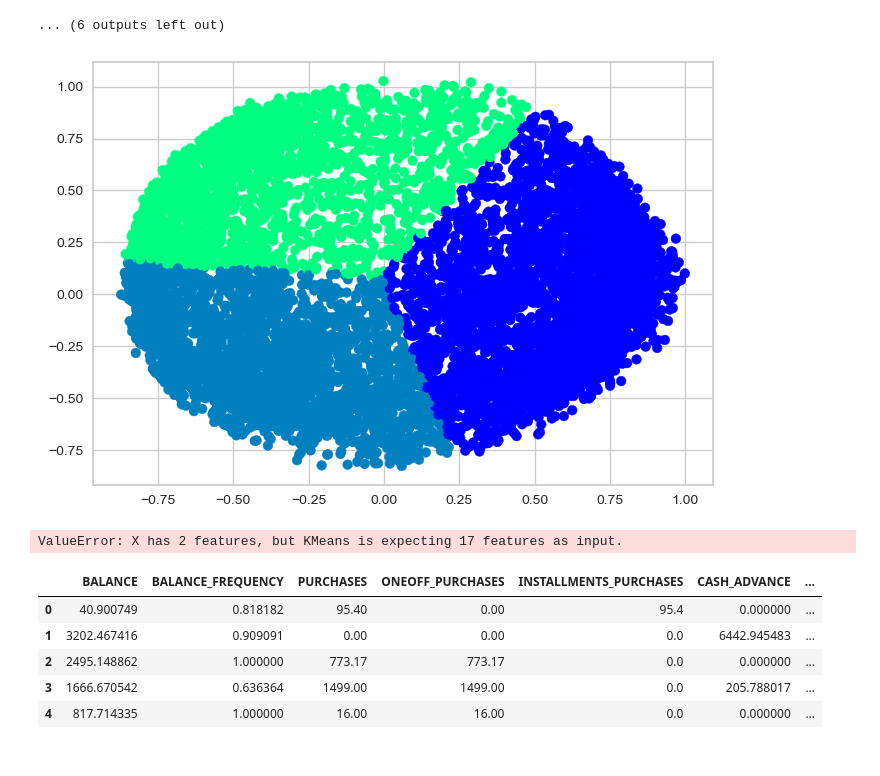
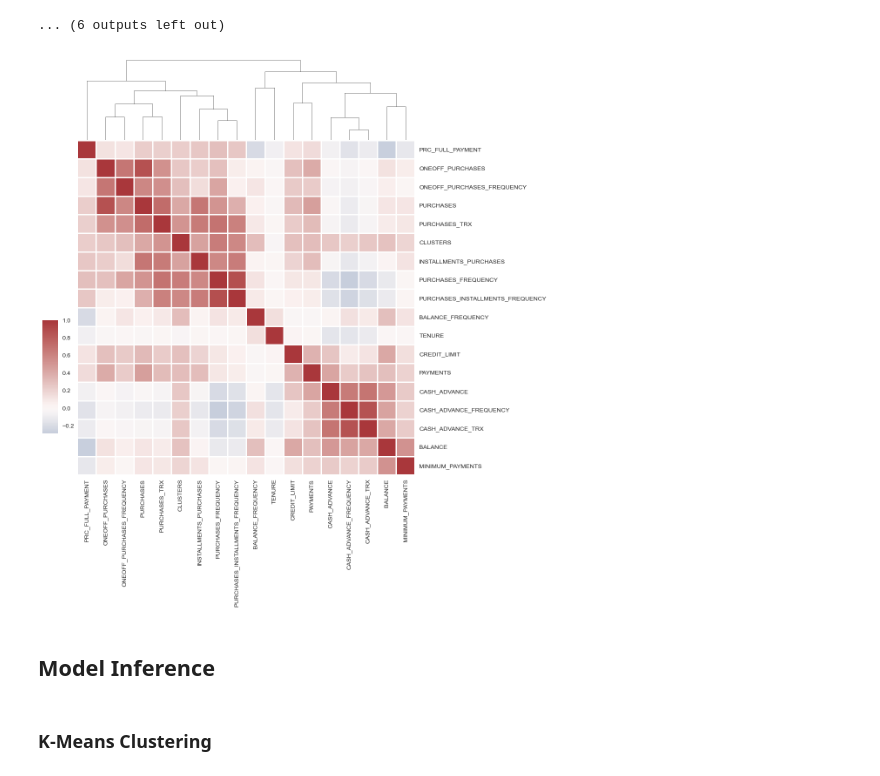
Before and after one commit to qarisp/H8_PYTN-KS08-019, a Jupyter notebook: FinalProject/FinalProject4/Notebook/PYTN_KampusMerdek_fp4_Qaris Ardian Pratama.ipynb, the cells around one changed output. Cells and saved outputs as stored; diff of their text form; code cells hidden in the pictures.

```diff
--- a/FinalProject/FinalProject4/Notebook/PYTN_KampusMerdek_fp4_Qaris Ardian Pratama.ipynb
+++ b/FinalProject/FinalProject4/Notebook/PYTN_KampusMerdek_fp4_Qaris Ardian Pratama.ipynb
@@ -394,7 +392,7 @@ plt.show()
 # %% [markdown]
 ### Hierarchical Clustering
 # %%
-data_scaled = normalize(df_copy)
+data_scaled = df_copy.copy()
 data_scaled = pd.DataFrame(data_scaled, columns=df_copy.columns)
 data_scaled.head()
 # %% [output]
@@ -457,49 +455,3 @@ for c in hier_df:
 [figure]
 [figure]
 ... (6 outputs left out)
-# %%
-# Visualizing the clustering
-plt.scatter(X_principal['P1'], X_principal['P2'],
-           c = KMeans(n_clusters = 3).fit_predict(X_principal), cmap =plt.cm.winter)
-plt.show()
-# %% [output]
-[figure, removed]
-# %%
-# Step size of the mesh. Decrease to increase the quality of the VQ.
-h = .01     # point in the mesh [x_min, x_max]x[y_min, y_max].
-
-# Plot the decision boundary. For that, we will assign a color to each
-x_min, x_max = X_principal['P1'].min() - 1, X_principal['P1'].max() + 1
-y_min, y_max = X_principal['P2'].min() - 1, X_principal['P2'].max() + 1
-xx, yy = np.meshgrid(np.arange(x_min, x_max, h), np.arange(y_min, y_max, h))
-# Obtain labels for each point in mesh. Use last trained model.
-
-# https://www.quora.com/Can-anybody-elaborate-the-use-of-c_-in-numpy
-# https://www.geeksforgeeks.org/differences-flatten-ravel-numpy/
-# Z = kmeans.predict(np.c_[xx.ravel(), yy.ravel()])
-
-Z = kmeans.predict(np.array(list(zip(xx.ravel(), yy.ravel()))))
-
-# Put the result into a color plot
-Z = Z.reshape(xx.shape)
-plt.figure(1)
-# https://stackoverflow.com/questions/16661790/difference-between-plt-close-and-plt-clf
-plt.clf()
-plt.imshow(Z, interpolation='nearest',
-           extent=(xx.min(), xx.max(), yy.min(), yy.max()),
-           cmap=plt.cm.winter,
-           aspect='auto', origin='lower')
-
-plt.plot(X_principal['P1'], X_principal['P2'], 'k.', markersize=2)
-# Plot the centroids as a white X
-centroids = kmeans.cluster_centers_
-plt.scatter(centroids[:, 0], centroids[:, 1],
-            marker='o', s=10, linewidths=3,
-            color='w', zorder=10)
-plt.title('K-means clustering on the credit card fraud dataset (PCA-reduced data)\n'
-          'Centroids are marked with white circle')
-plt.xlim(x_min, x_max)
-plt.ylim(y_min, y_max)
-plt.show()
-# %% [output]
-ValueError: X has 2 features, but KMeans is expecting 17 features as input.
@@ -510,11 +458,15 @@ y_pred = km.predict(df_clean)
-# %%
-clus_df = pd.DataFrame(df_clean,columns = df_clean.columns)
-clus_df['CLUSTERS'] = y_pred
-clus_df.head()
-# %% [output]
-|  | BALANCE | BALANCE_FREQUENCY | PURCHASES | ONEOFF_PURCHASES | INSTALLMENTS_PURCHASES | CASH_ADVANCE | ... |
-| 0 | 40.900749 | 0.818182 | 95.40 | 0.00 | 95.4 | 0.000000 | ... |
-| 1 | 3202.467416 | 0.909091 | 0.00 | 0.00 | 0.0 | 6442.945483 | ... |
-| 2 | 2495.148862 | 1.000000 | 773.17 | 773.17 | 0.0 | 0.000000 | ... |
-| 3 | 1666.670542 | 0.636364 | 1499.00 | 1499.00 | 0.0 | 205.788017 | ... |
-| 4 | 817.714335 | 1.000000 | 16.00 | 16.00 | 0.0 | 0.000000 | ... |
+# %%
+# Full Plot
+g = sns.clustermap(hier_df.corr(), center=0, cmap="vlag",
+                   dendrogram_ratio=(.1, .2),
+                   cbar_pos=(.02, .32, .03, .2),
+                   linewidths=.75, figsize=(12, 13))
+
+# Remove ax row
+g.ax_row_dendrogram.remove()
+# %% [output]
+[figure, added]
+# %% [markdown]
+## Model Inference
+# %% [markdown]
+### K-Means Clustering
```
Also changed, not shown: parts of 50 cells of this notebook.
